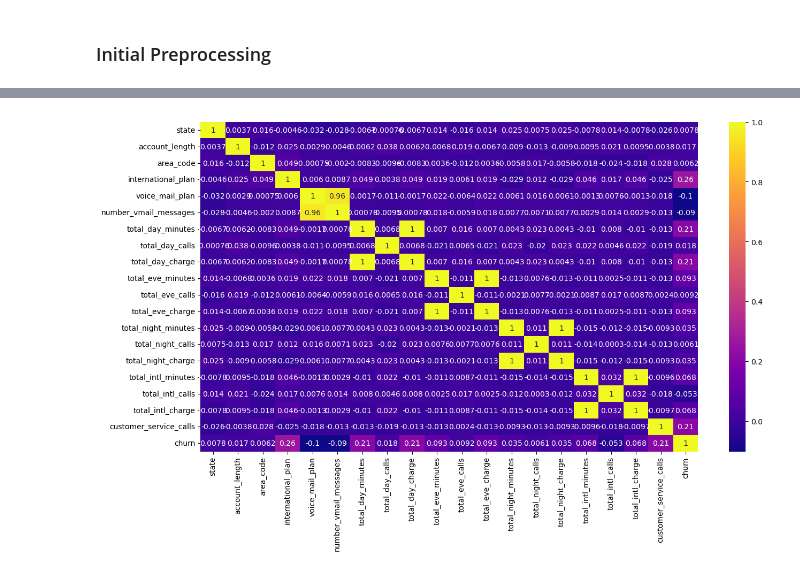
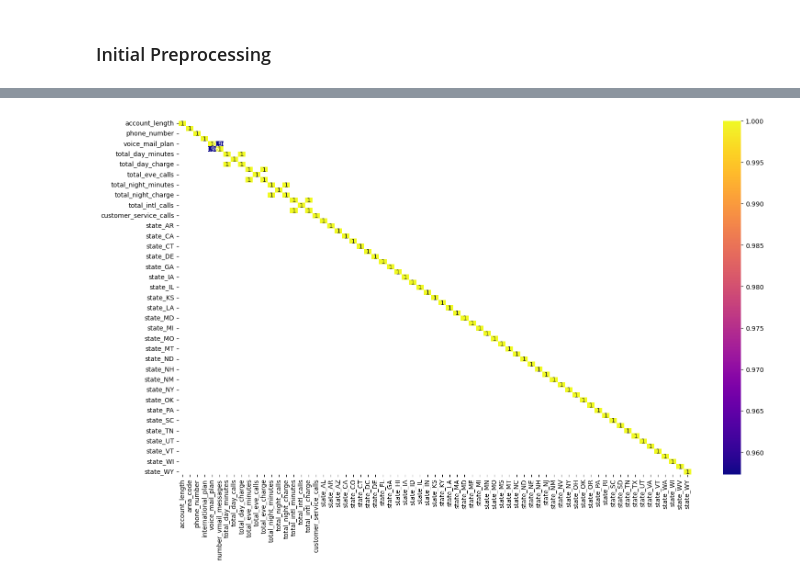
Before and after one commit to erankova/Phase_3_Project, a Jupyter notebook: Phase_3_Project.ipynb, the cells around one changed output, grey strips where cells are left out. Cells and saved outputs as stored; diff of their text form; code cells hidden in the pictures.

Commit message:
initial preprocessing complete

```diff
--- a/Phase_3_Project.ipynb
+++ b/Phase_3_Project.ipynb
@@ -133,9 +133,10 @@ df.select_dtypes('number')
 Before we transform columns, we will split our data into train and test sets. For our base model we will keep the train/test split as the default .75/.25 respectively. Since we know we have class imbalance, we will turn `stratify` to `True` so our class proportions stay the same for both our train and test data.
 # %%
 # Define X and y, and split train/test data
+df_copy = df.copy()
 
-X = df.drop(columns=['churn'],axis=1)
-y = df['churn']
+X = df_copy.drop(columns=['churn'],axis=1)
+y = df_copy['churn']
 
 X_train, X_test, y_train, y_test = train_test_split(X,y,random_state=7,stratify=y)
 # %% [markdown]
@@ -143,5 +167,16 @@ X_train, X_test, y_train, y_test = train_test_split(X,y,random_state=7,stratify=
 # %%
-# Transform `churn`
+def init_processing(X):
+    '''
+    Initial processing, takes in train and test data.
+    '''
+    # transfrom y/n columns to 1/0
+    X['international_plan'] = X['international_plan'].map({'yes':1,'no':0})
+    X['voice_mail_plan'] = X['voice_mail_plan'].map({'yes':1,'no':0})
+    # make 'state' uppercase to eliminate inconsitencies
+    X['state'] = X['state'].str.upper()
+    # turn `phone_number` into int
+    X['phone_number'] = X['phone_number'].str.replace('-','').astype(int)
+    return X
 
-df['churn'] = df['churn'].astype(int)
-df.churn.value_counts(normalize=True)
+X_train = init_processing(X_train)
+X_train
@@ -172,0 +197,8 @@ array(['KS', 'OH', 'NJ', 'OK', 'AL', 'MA', 'MO', 'LA', 'WV', 'IN', 'RI',
+# %%
+# Tranform 'state' column with OneHotEncoder
+
+ohe = OneHotEncoder(drop="first", sparse_output=False, handle_unknown='ignore')
+ohe_df = pd.DataFrame(ohe.fit_transform(X_train[['state']]),columns=ohe.get_feature_names_out(['state']),index=X_train.index)
+X_train.drop(columns=['state'],axis=1,inplace=True)
+X_train = pd.concat([X_train,ohe_df],axis=1)
+X_train
@@ -181,8 +223,11 @@ Lastly, there is a near perfect correlation between `number_vmail_messages` and
 # %%
 # Correlation analysis
 
-fig, ax = plt.subplots(figsize=(15,8))
+fig, ax = plt.subplots(figsize=(18,10))
 
-sns.heatmap(df.select_dtypes('number').corr(),annot=True,cmap='plasma');
+corr_matrix = X_train.corr(min_periods=400)
+corr_matrix = corr_matrix[corr_matrix.abs()>.1]
+
+sns.heatmap(corr_matrix,annot=True,cmap='plasma');
 # %% [output]
-[figure, old version]
+[figure, new version]
```
Also changed, not shown: parts of 12 cells of this notebook.
